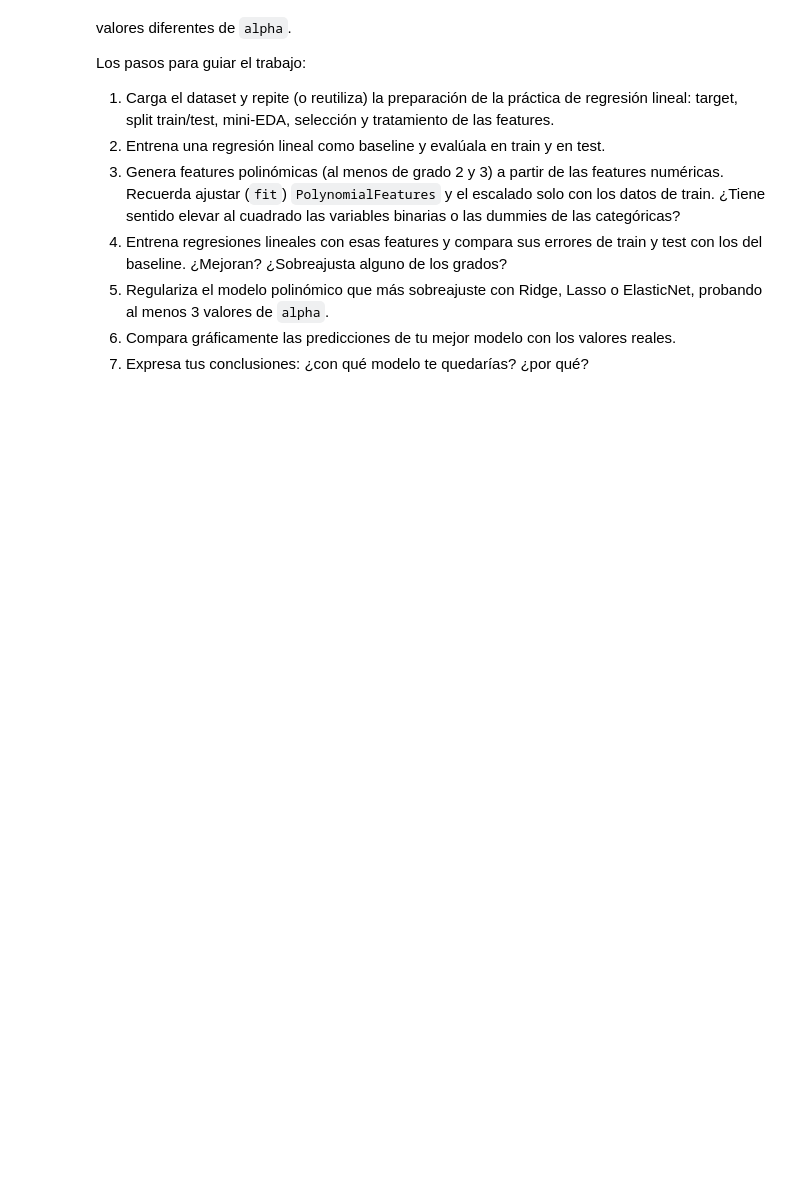
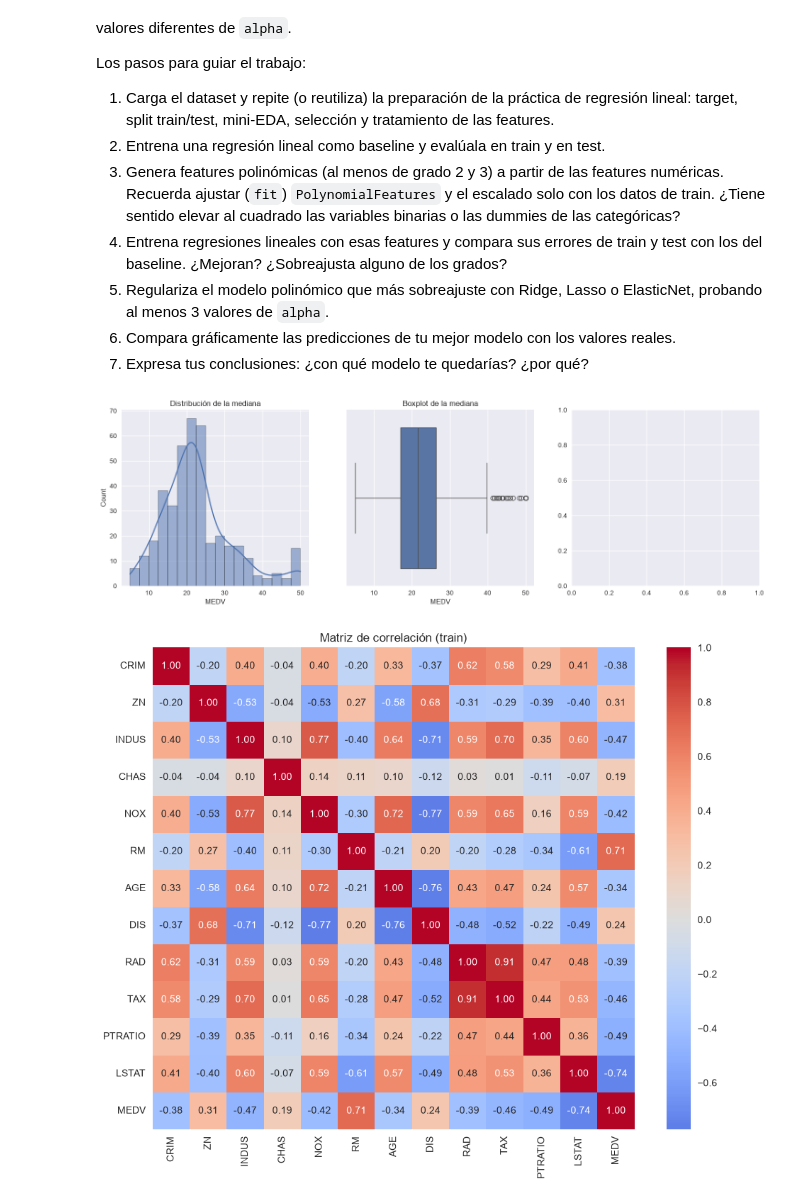
Before and after one commit to PaulitaLull/DATA_SCIENCE_PAULALULL, a Jupyter notebook: 04_Machine_Learning/02_ML_Supervisado/02_Regresion_Polinomica_y_Regularizacion/ejercicios/P01_Practica_Polinomica_Regularizacion.ipynb, the cells around one changed output. Cells and saved outputs as stored; diff of their text form; code cells hidden in the pictures; blank space fills up the shorter version.

```diff
--- a/04_Machine_Learning/02_ML_Supervisado/02_Regresion_Polinomica_y_Regularizacion/ejercicios/P01_Practica_Polinomica_Regularizacion.ipynb
+++ b/04_Machine_Learning/02_ML_Supervisado/02_Regresion_Polinomica_y_Regularizacion/ejercicios/P01_Practica_Polinomica_Regularizacion.ipynb
@@ -39,3 +39,55 @@ Los pasos para guiar el trabajo:
 5. Regulariza el modelo polinómico que más sobreajuste con Ridge, Lasso o ElasticNet, probando al menos 3 valores de `alpha`.
 6. Compara gráficamente las predicciones de tu mejor modelo con los valores reales.
 7. Expresa tus conclusiones: ¿con qué modelo te quedarías? ¿por qué?
+# %%
+import pandas as pd
+import numpy as np
+from sklearn.model_selection import train_test_split
+import matplotlib.pyplot as plt
+import seaborn as snn
+plt.style.use('seaborn-v0_8')
+from scipy import stats
+
+boston=pd.read_csv("../data/boston_fixed.csv", sep="|")
+boston.head(10)
+
+# DIVIDO
+# features
+X=boston[["CRIM", "ZN", "INDUS", "CHAS", "NOX","RM","AGE","DIS", "RAD", "TAX", "PTRATIO", "LSTAT"]]
+# target
+y=boston["MEDV"]
+
+X_train, X_test, y_train, y_test = train_test_split(X , y, test_size=0.2, random_state=42)
+
+# 1. Histograma + KDE: forma de la distribución
+fig, axes = plt.subplots(1, 3, figsize=(18, 5))
+snn.histplot(y_train, kde=True, ax=axes[0])
+axes[0].set_title(f"Distribución de la mediana")
+
+# 2. Boxplot: outliers y dispersión
+snn.boxplot(x=y_train, ax=axes[1])
+axes[1].set_title(f"Boxplot de la mediana")
+
+# Unir features y target en un solo DataFrame
+train = pd.concat([X_train, y_train], axis=1)
+corr_matrix=train.corr(numeric_only=True)
+plt.figure(figsize=(10,8))
+snn.heatmap(corr_matrix, annot=True, fmt=".2f", cmap="coolwarm", center=0, square=True)
+plt.title("Matriz de correlación (train)")
+plt.tight_layout()
+plt.show()
+
+# Borramos las cols que no usaremos
+X_train.drop(columns='CHAS',inplace=True)
+X_test.drop(columns='CHAS',inplace=True)
+
+# Estandarizamos los datos antes de aplicar el regresor
+from sklearn.preprocessing import StandardScaler
+
+scaler = StandardScaler()
+X_train_scaled = scaler.fit_transform(X_train)
+# Si hicieras fit con el test (o con train+test), la media y la desviación del scaler incluirían información del test, y eso se llama fuga de datos
+X_test_scaled = scaler.transform(X_test)
+# %% [output]
+[figure, added]
+[figure, added]
```
Also changed, not shown: parts of 8 cells of this notebook, 29 other files.
